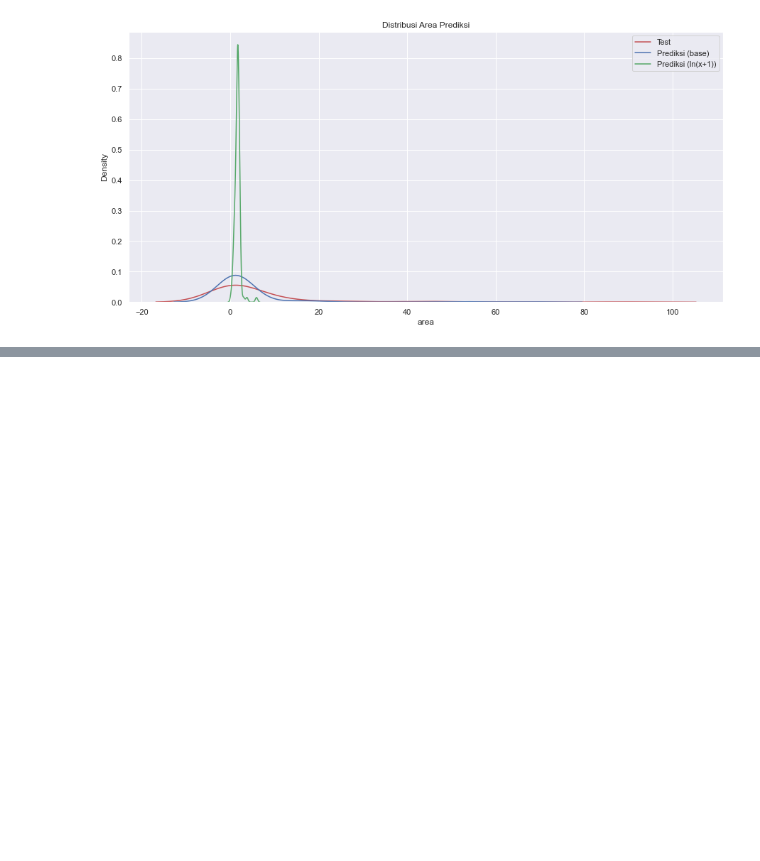
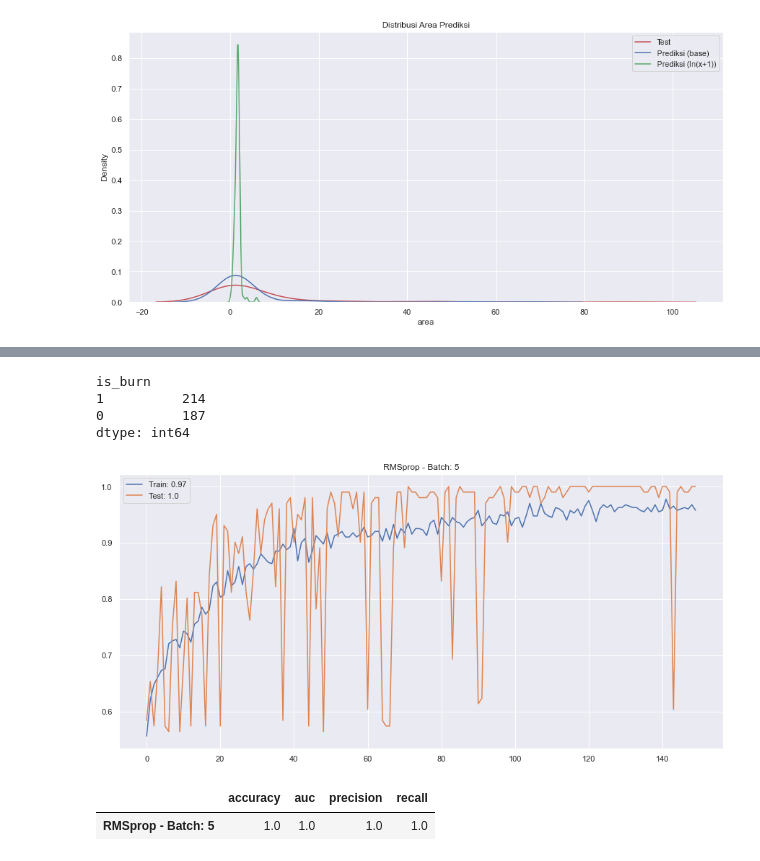
Before and after one commit to muhammadmhmd/Fire-Forest-Estimation-Using-MLP, a Jupyter notebook: Fire Forest Estimation Using MLP.ipynb, the cells around one changed output, grey strips where cells are left out. Cells and saved outputs as stored; diff of their text form; code cells hidden in the pictures; blank space fills up the shorter version.

```diff
--- a/Fire Forest Estimation Using MLP.ipynb
+++ b/Fire Forest Estimation Using MLP.ipynb
@@ -706,0 +713,23 @@ ValueError: num must be 1 <= num <= 10, not 11
+# %%
+x_train_cb, x_test_cb, y_train_cb, y_test_cb = train_test_split(x_cb, y_cb, test_size = 0.2, random_state = 42)
+# %%
+y_train_cb.value_counts()
+# %% [output]
+is_burn
+1          214
+0          187
+dtype: int64
+# %%
+history, model, eval_model = fit_model(x_train_cb, y_train_cb,
+                                       x_test_cb, y_test_cb,
+                                       model_type='classification',
+                                       epoch = 150,
+                                       batch_size=[5],
+                                       optimizer=[RMSprop()])
+# %% [output]
+[figure, added]
+# %%
+pd.DataFrame(eval_model).transpose()
+# %% [output]
+|  | accuracy | auc | precision | recall |
+| RMSprop - Batch: 5 | 1.0 | 1.0 | 1.0 | 1.0 |
```
Also changed, not shown: parts of 21 cells of this notebook.
